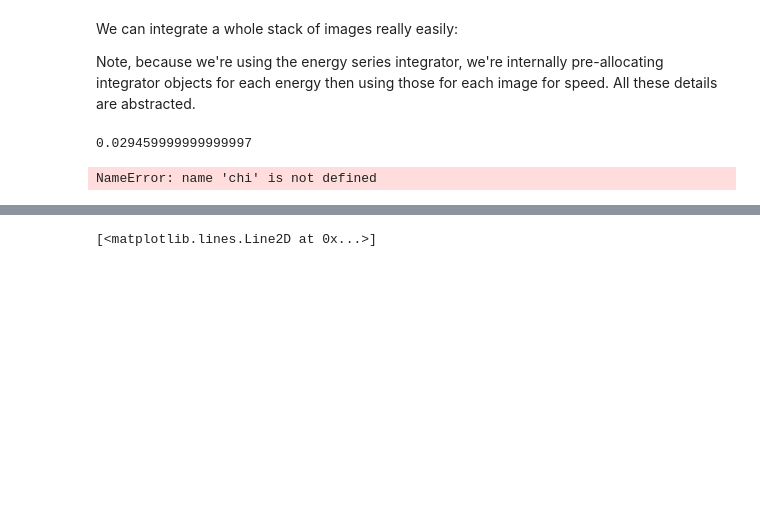
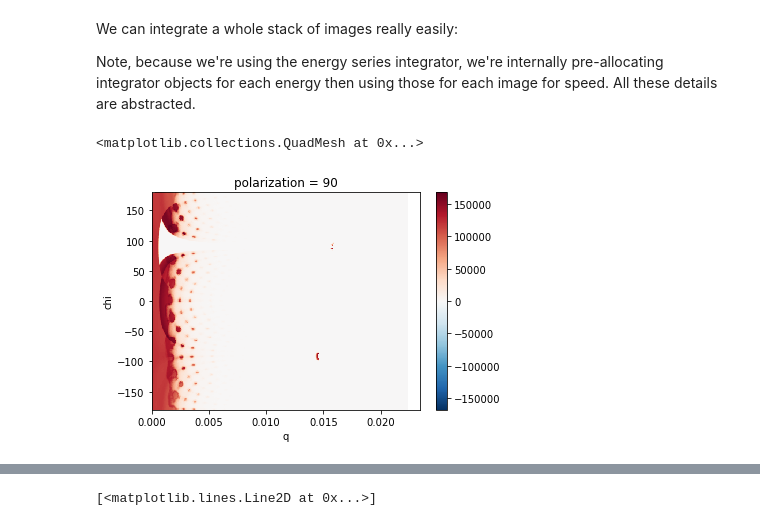
Before and after one commit to usnistgov/PyHyperScattering, a Jupyter notebook: peter-dafs/SST1-dev.ipynb, the cells around one changed output, grey strips where cells are left out. Saved outputs shown, nothing was run; the diff lists cells and outputs as text; code cells hidden in the pictures; blank space fills up the shorter version.

```diff
--- a/peter-dafs/SST1-dev.ipynb
+++ b/peter-dafs/SST1-dev.ipynb
@@ -151,11 +122,8 @@ We can integrate a whole stack of images really easily:
 Note, because we're using the energy series integrator, we're internally pre-allocating integrator objects for each energy then using those for each image for speed.  All these details are abstracted.
 # %%
 int_xr = integrator.integrateImageStack(raw_xr)
-# %%
-integrator.poni1
-# %% [output]
-0.029459999999999997
-# %%
-int_xr.sum(chi)
-# %% [output]
-NameError: name 'chi' is not defined
+# %%
+int_xr.sel(energy=510).plot()
+# %% [output]
+<matplotlib.collections.QuadMesh at 0x...>
+[figure, added]
```
Also changed, not shown: parts of 10 cells of this notebook, 1 other file.
